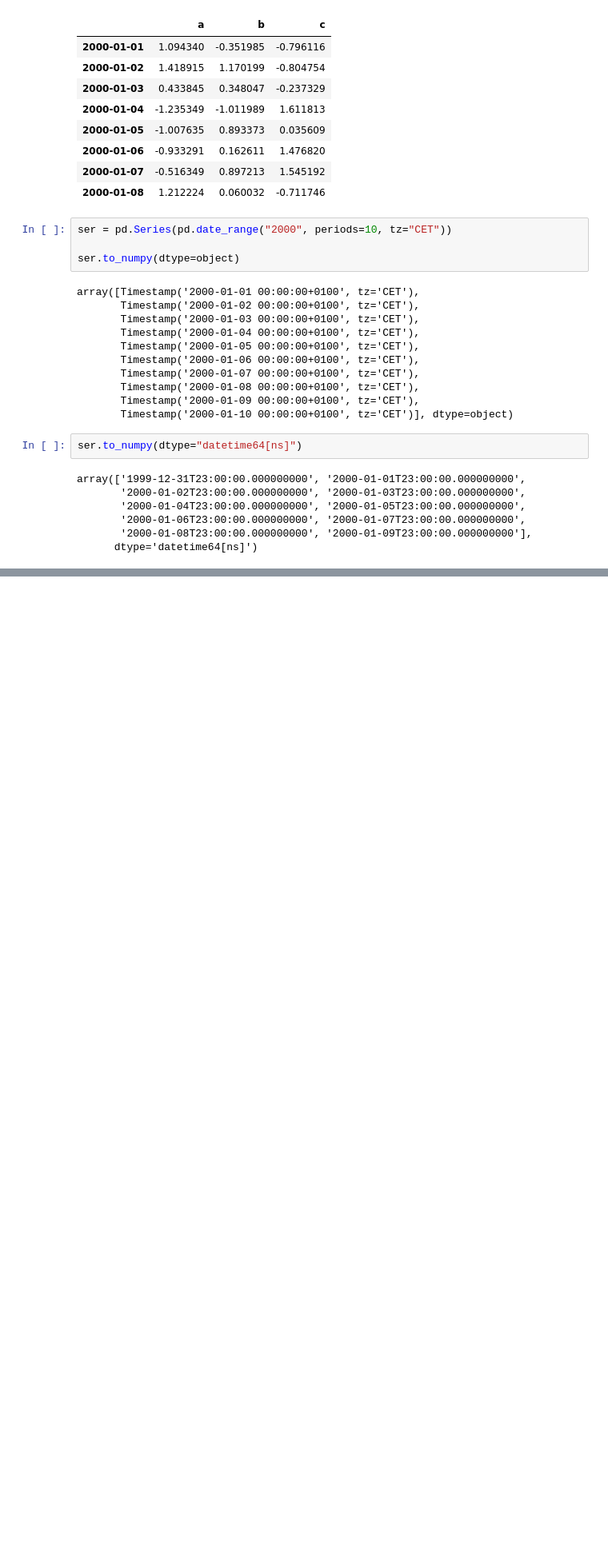
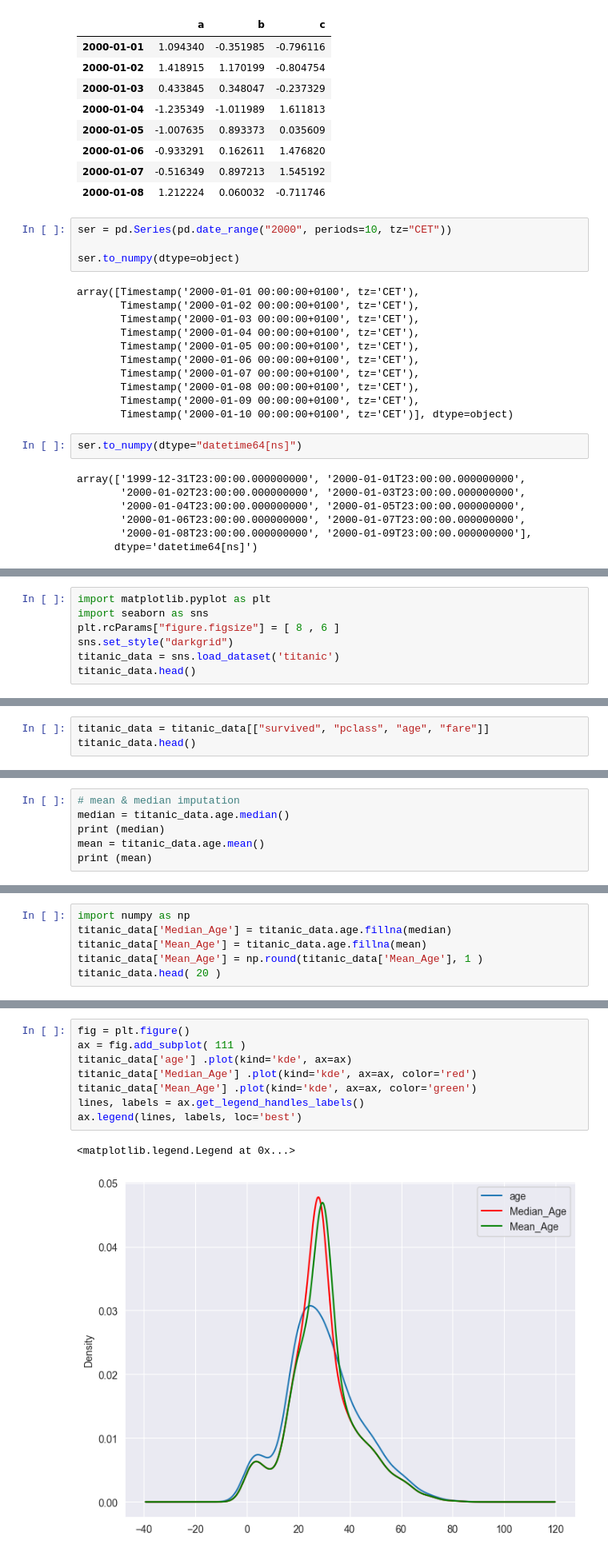
Before and after one commit to Dannysesi/Data_Science-learning, a Jupyter notebook: 30days_of_learning_pandas.ipynb, the cells around one changed output, grey strips where cells are left out. Shown: that part at 80% size. Saved outputs shown, nothing was run; the diff lists cells and outputs as text; blank space fills up the shorter version.

```diff
--- a/30days_of_learning_pandas.ipynb
+++ b/30days_of_learning_pandas.ipynb
@@ -820,0 +847,7 @@ array(['1999-12-31T23:00:00.000000000', '2000-01-01T23:00:00.000000000',
+# %%
+import matplotlib.pyplot as plt
+import seaborn as sns
+plt.rcParams["figure.figsize"] = [ 8 , 6 ]
+sns.set_style("darkgrid")
+titanic_data = sns.load_dataset('titanic')
+titanic_data.head()
@@ -820,0 +861,3 @@ array(['1999-12-31T23:00:00.000000000', '2000-01-01T23:00:00.000000000',
+# %%
+titanic_data = titanic_data[["survived", "pclass", "age", "fare"]]
+titanic_data.head()
@@ -820,0 +879,6 @@ array(['1999-12-31T23:00:00.000000000', '2000-01-01T23:00:00.000000000',
+# %%
+# mean & median imputation
+median = titanic_data.age.median()
+print (median)
+mean = titanic_data.age.mean()
+print (mean)
@@ -820,0 +888,6 @@ array(['1999-12-31T23:00:00.000000000', '2000-01-01T23:00:00.000000000',
+# %%
+import numpy as np
+titanic_data['Median_Age'] = titanic_data.age.fillna(median)
+titanic_data['Mean_Age'] = titanic_data.age.fillna(mean)
+titanic_data['Mean_Age'] = np.round(titanic_data['Mean_Age'], 1 )
+titanic_data.head( 20 )
@@ -820,0 +912,11 @@ array(['1999-12-31T23:00:00.000000000', '2000-01-01T23:00:00.000000000',
+# %%
+fig = plt.figure()
+ax = fig.add_subplot( 111 )
+titanic_data['age'] .plot(kind='kde', ax=ax)
+titanic_data['Median_Age'] .plot(kind='kde', ax=ax, color='red')
+titanic_data['Mean_Age'] .plot(kind='kde', ax=ax, color='green')
+lines, labels = ax.get_legend_handles_labels()
+ax.legend(lines, labels, loc='best')
+# %% [output]
+<matplotlib.legend.Legend at 0x...>
+[figure, added]
```
Also changed, not shown: parts of 23 cells of this notebook.
